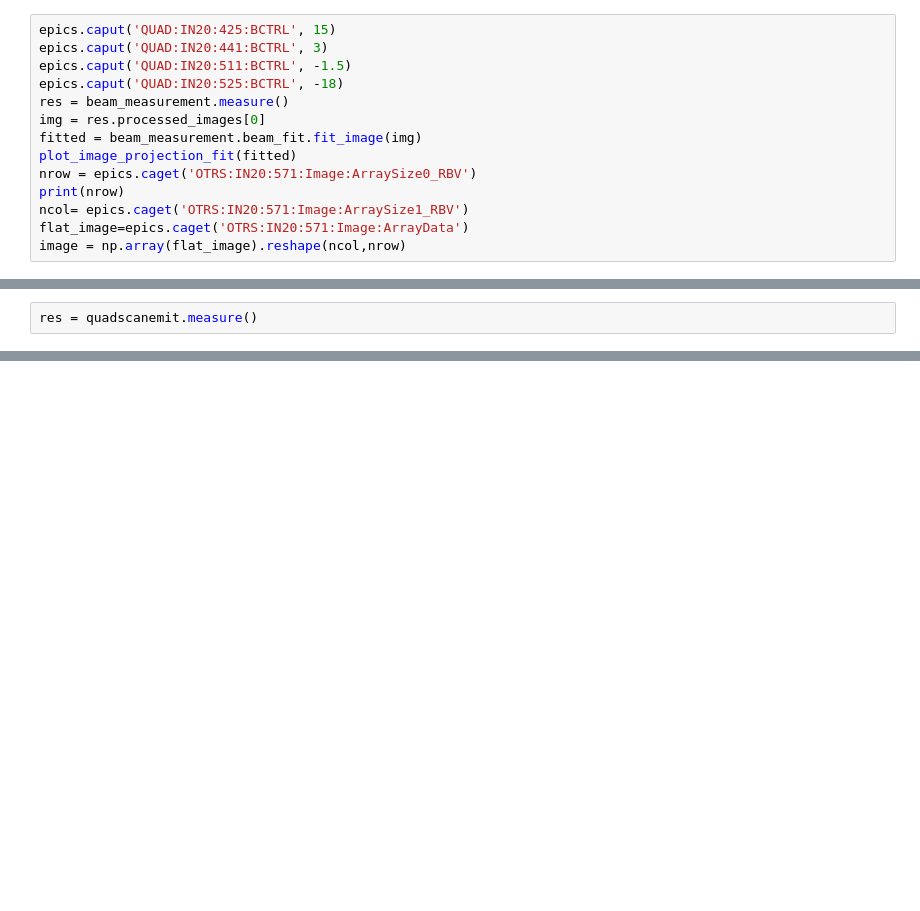
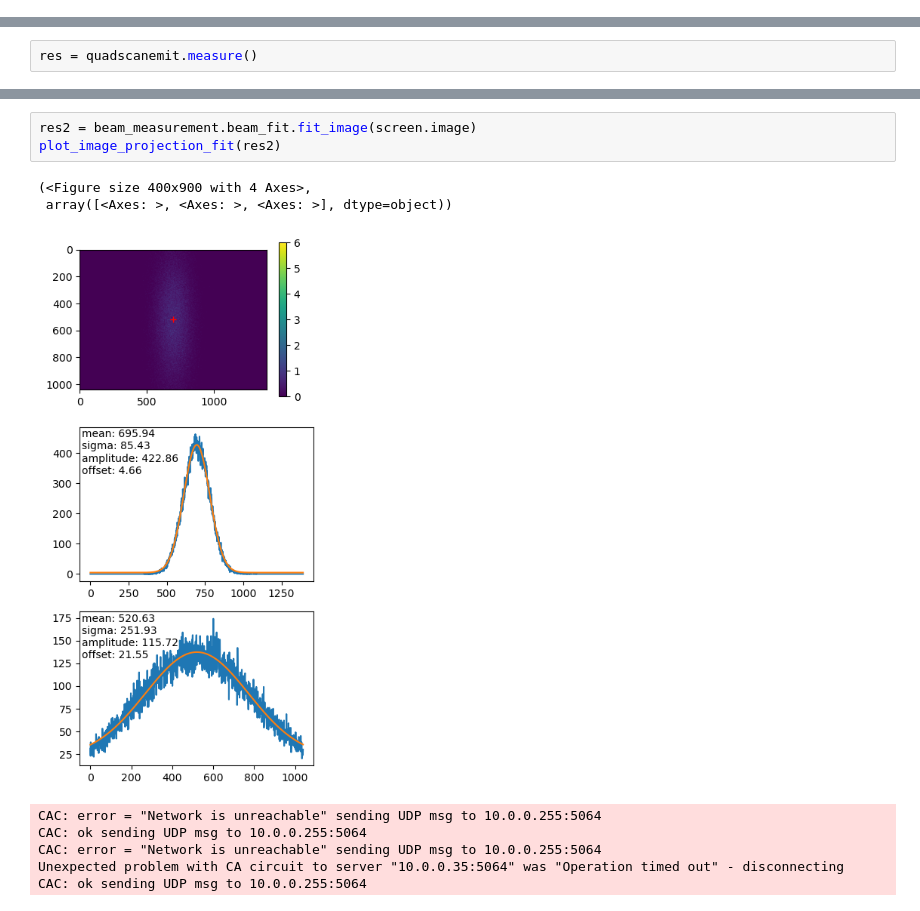
Before and after one commit to roussel-ryan/cheetah_diag0_sim, a Jupyter notebook: experiment.ipynb, the cells around one changed output, grey strips where cells are left out. Saved outputs shown, nothing was run; the diff lists cells and outputs as text; blank space fills up the shorter version.

```diff
--- a/experiment.ipynb
+++ b/experiment.ipynb
@@ -74,14 +72,0 @@ plot_image_projection_fit(res2)
-# %%
-epics.caput('QUAD:IN20:425:BCTRL', 15)
-epics.caput('QUAD:IN20:441:BCTRL', 3)
-epics.caput('QUAD:IN20:511:BCTRL', -1.5)
-epics.caput('QUAD:IN20:525:BCTRL', -18)
-res = beam_measurement.measure()
-img = res.processed_images[0]
-fitted = beam_measurement.beam_fit.fit_image(img)
-plot_image_projection_fit(fitted)
-nrow = epics.caget('OTRS:IN20:571:Image:ArraySize0_RBV')
-print(nrow)
-ncol= epics.caget('OTRS:IN20:571:Image:ArraySize1_RBV')
-flat_image=epics.caget('OTRS:IN20:571:Image:ArrayData')
-image = np.array(flat_image).reshape(ncol,nrow)
@@ -126,0 +121,12 @@ plot_quad_scan_result(res)
+# %%
+res2 = beam_measurement.beam_fit.fit_image(screen.image)
+plot_image_projection_fit(res2)
+# %% [output]
+(<Figure size 400x900 with 4 Axes>,
+ array([<Axes: >, <Axes: >, <Axes: >], dtype=object))
+[figure, added]
+CAC: error = "Network is unreachable" sending UDP msg to 10.0.0.255:5064
+CAC: ok sending UDP msg to 10.0.0.255:5064
+CAC: error = "Network is unreachable" sending UDP msg to 10.0.0.255:5064
+Unexpected problem with CA circuit to server "10.0.0.35:5064" was "Operation timed out" - disconnecting
+CAC: ok sending UDP msg to 10.0.0.255:5064
```
Also changed, not shown: parts of 11 cells of this notebook, 5 other files.
